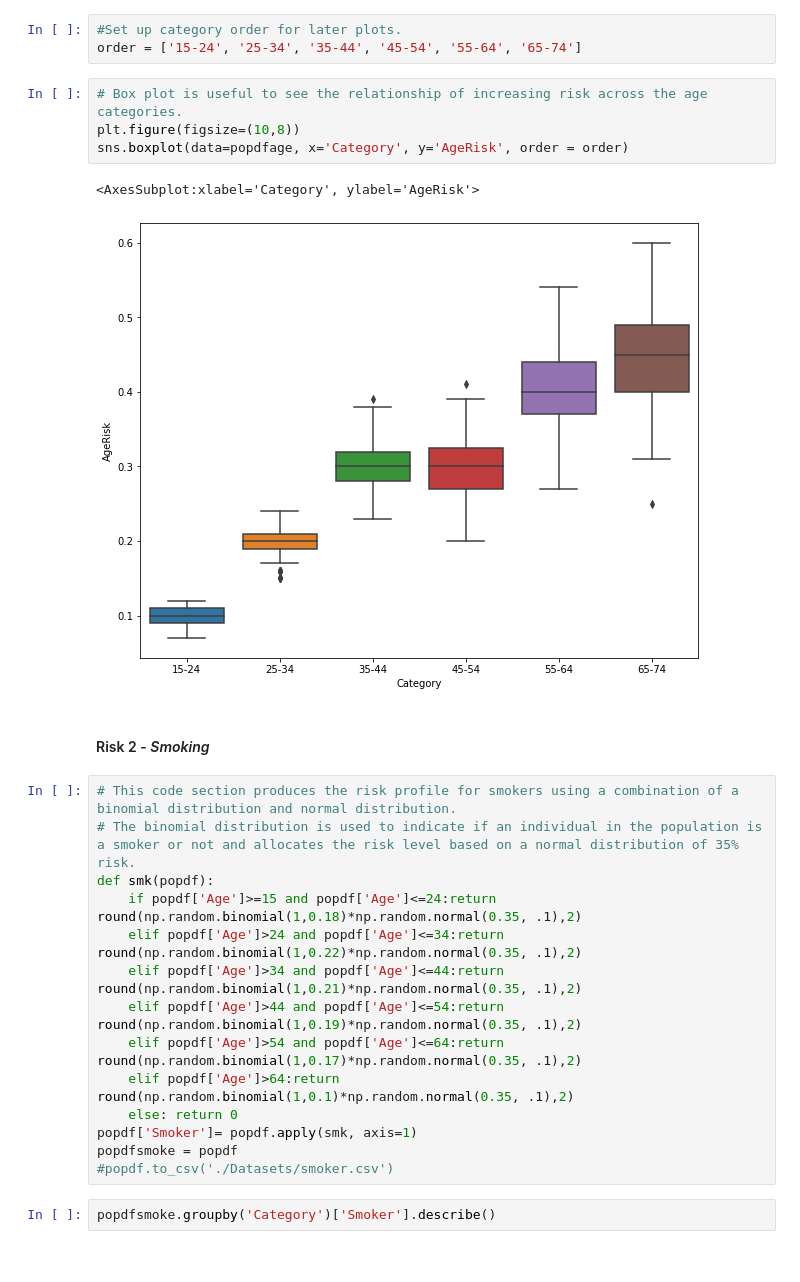
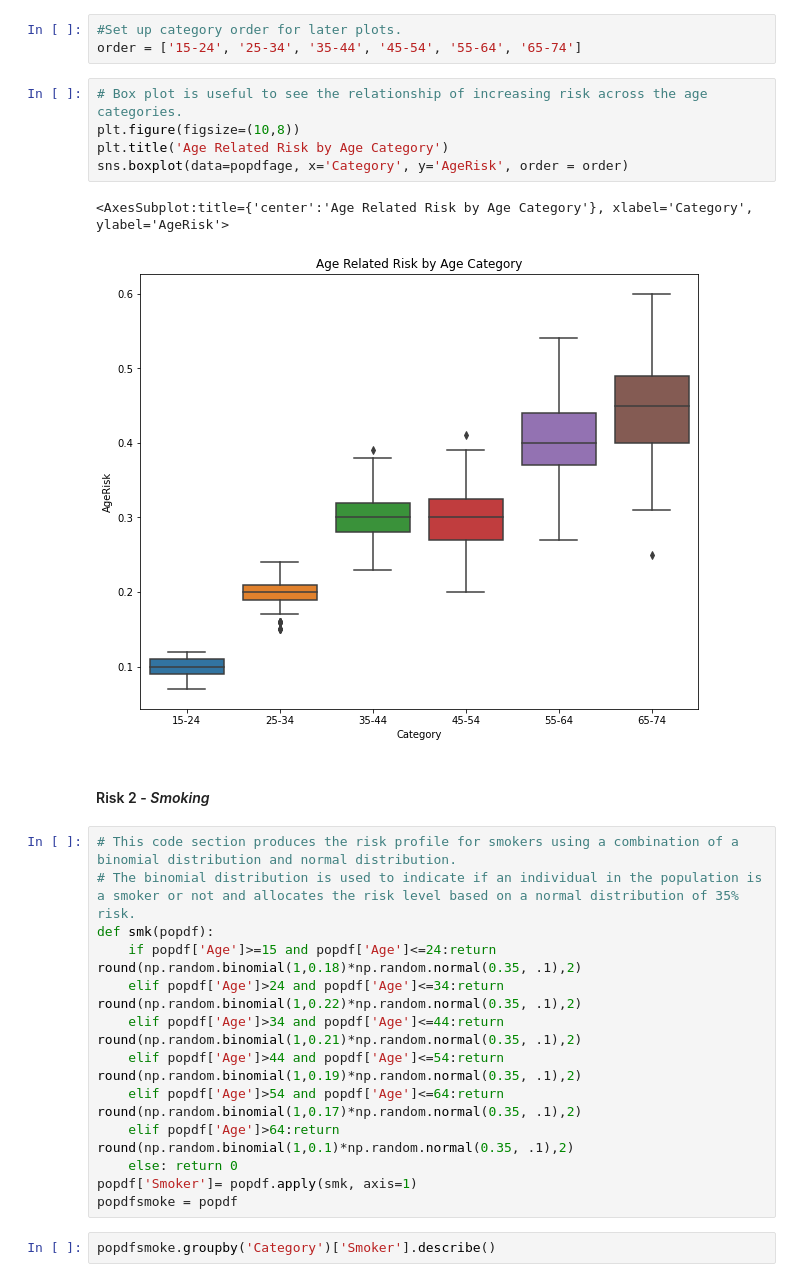
Before and after one commit to donneger/PFDA_Project_2021, a Jupyter notebook: PFDA_Project_2021.ipynb, the cells around one changed output. Cells and saved outputs as stored; diff of their text form.

```diff
--- a/PFDA_Project_2021.ipynb
+++ b/PFDA_Project_2021.ipynb
@@ -283,10 +283,11 @@ order = ['15-24', '25-34', '35-44', '45-54', '55-64', '65-74']
 # %%
 # Box plot is useful to see the relationship of increasing risk across the age categories.
 plt.figure(figsize=(10,8))
+plt.title('Age Related Risk by Age Category')
 sns.boxplot(data=popdfage, x='Category', y='AgeRisk', order = order)
 # %% [output]
-<AxesSubplot:xlabel='Category', ylabel='AgeRisk'>
+<AxesSubplot:title={'center':'Age Related Risk by Age Category'}, xlabel='Category', ylabel='AgeRisk'>
-[figure, old version]
+[figure, new version]
 # %% [markdown]
 #### Risk 2 - *Smoking*
 # %%
@@ -302,7 +303,6 @@ def smk(popdf):
     else: return 0
 popdf['Smoker']= popdf.apply(smk, axis=1)
 popdfsmoke = popdf
-#popdf.to_csv('./Datasets/smoker.csv')
 # %%
 popdfsmoke.groupby('Category')['Smoker'].describe()
 # %% [output]
```
Also changed, not shown: parts of 15 cells of this notebook.
